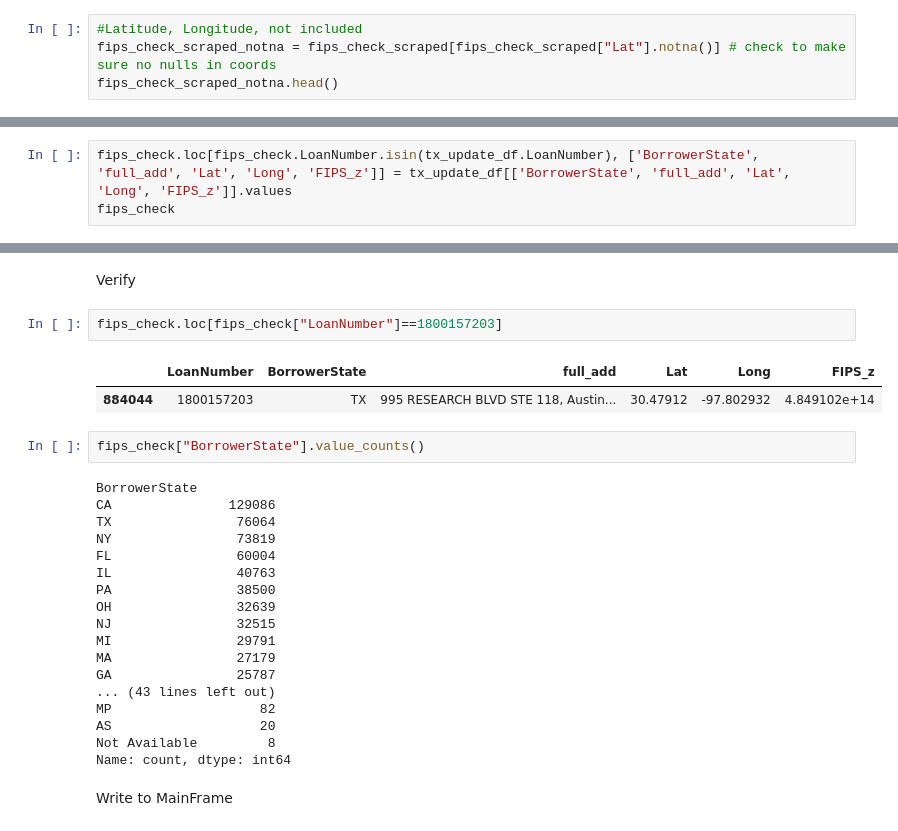
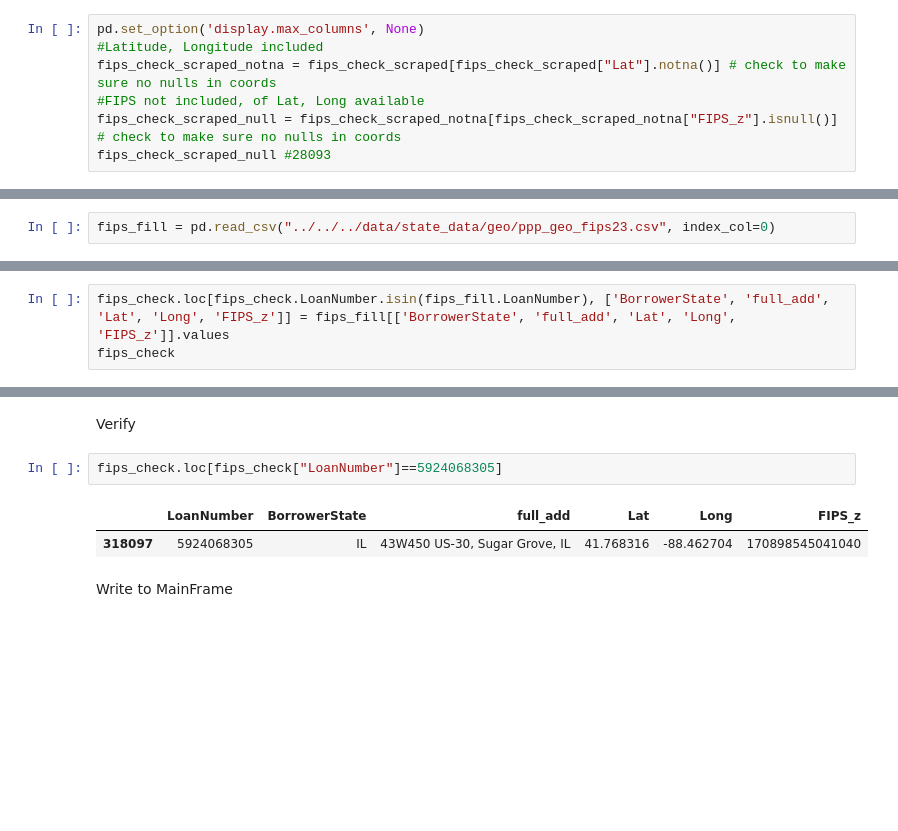
Before and after one commit to cspence001/mapdata_fips_aggregation, a Jupyter notebook: selenium_fips/23/selenium_census_script_fipscheck_23.ipynb, the cells around one changed output, grey strips where cells are left out. Cells and saved outputs as stored; diff of their text form; blank space fills up the shorter version.

```diff
--- a/selenium_fips/23/selenium_census_script_fipscheck_23.ipynb
+++ b/selenium_fips/23/selenium_census_script_fipscheck_23.ipynb
@@ -27,8 +27,11 @@ fips_check_scraped.head()
 | 3 | 5120868804 | AK | 540 W Intl Airport Rd, Anchorage, AK | 61.173164 | -149.893283 | 2.020003e+13 |
 | 4 | 6650277102 | AK | 4300 BARTLETT STREET, HOMER, AK | 59.652704 | -151.549793 | 2.122001e+13 |
 # %%
-#Latitude, Longitude, not included
+pd.set_option('display.max_columns', None)
+#Latitude, Longitude included
 fips_check_scraped_notna = fips_check_scraped[fips_check_scraped["Lat"].notna()] # check to make sure no nulls in coords
-fips_check_scraped_notna.head()
+#FIPS not included, of Lat, Long available
+fips_check_scraped_null = fips_check_scraped_notna[fips_check_scraped_notna["FIPS_z"].isnull()] # check to make sure no nulls in coords
+fips_check_scraped_null #28093
 # %% [output]
 |  | LoanNumber | BorrowerState | full_add | Lat | Long | FIPS_z |
@@ -233,4 +237,6 @@ print(fips_fill["LoanNumber"].values)
 Check
 # %% [markdown]
 Manual Update
+# %%
+fips_fill = pd.read_csv("../../../data/state_data/geo/ppp_geo_fips23.csv", index_col=0)
 # %% [markdown]
@@ -294,7 +271,7 @@ fips_check.loc[fips_check["LoanNumber"]==5917947010]
 # %% [markdown]
 Update
 # %%
-fips_check.loc[fips_check.LoanNumber.isin(tx_update_df.LoanNumber), ['BorrowerState', 'full_add', 'Lat', 'Long', 'FIPS_z']] = tx_update_df[['BorrowerState', 'full_add', 'Lat', 'Long', 'FIPS_z']].values
+fips_check.loc[fips_check.LoanNumber.isin(fips_fill.LoanNumber), ['BorrowerState', 'full_add', 'Lat', 'Long', 'FIPS_z']] = fips_fill[['BorrowerState', 'full_add', 'Lat', 'Long', 'FIPS_z']].values
 fips_check
 # %% [output]
 |  | LoanNumber | BorrowerState | full_add | Lat | Long | FIPS_z |
@@ -313,30 +290,10 @@ fips_check
 # %% [markdown]
 Verify
 # %%
-fips_check.loc[fips_check["LoanNumber"]==1800157203]
+fips_check.loc[fips_check["LoanNumber"]==5924068305]
 # %% [output]
 |  | LoanNumber | BorrowerState | full_add | Lat | Long | FIPS_z |
-| 884044 | 1800157203 | TX | 995 RESEARCH BLVD STE 118, Austin... | 30.47912 | -97.802932 | 4.849102e+14 |
+| 318097 | 5924068305 | IL | 43W450 US-30, Sugar Grove, IL | 41.768316 | -88.462704 | 170898545041040 |
-# %%
-fips_check["BorrowerState"].value_counts()
-# %% [output]
-BorrowerState
-CA               129086
-TX                76064
-NY                73819
-FL                60004
-IL                40763
-PA                38500
-OH                32639
-NJ                32515
-MI                29791
-MA                27179
-GA                25787
-... (43 lines left out)
-MP                   82
-AS                   20
-Not Available         8
-Name: count, dtype: int64
 # %% [markdown]
 Write to MainFrame
 # %%
```
Also changed, not shown: parts of 22 cells of this notebook, 1 other file.
